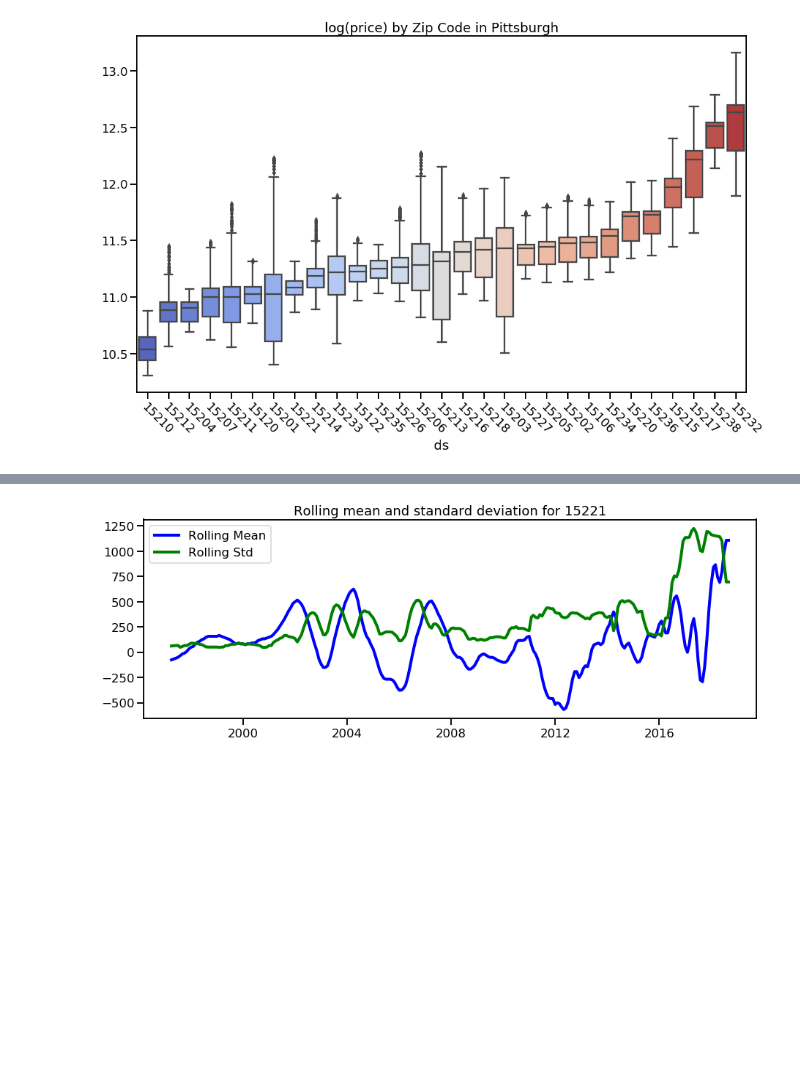
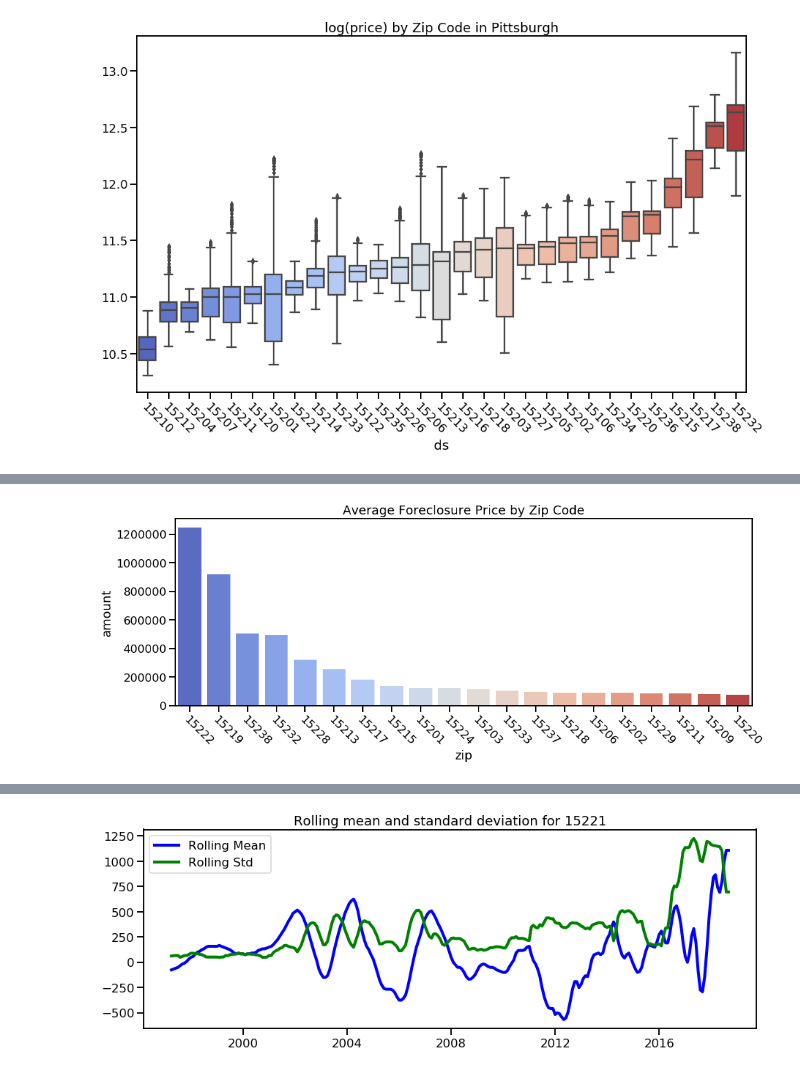
Before and after one commit to oxenfree/Pittsburgh-Real-Estate-Data-Analysis, a Jupyter notebook: main.ipynb, the cells around one changed output, grey strips where cells are left out. Saved outputs shown, nothing was run; the diff lists cells and outputs as text; code cells hidden in the pictures; blank space fills up the shorter version.

```diff
--- a/main.ipynb
+++ b/main.ipynb
@@ -192,0 +226,10 @@ plt.show()
+# %%
+fore_zip = fore_pitts.groupby(['zip'], as_index=False).agg({'amount': 'mean'})
+fore_zip = fore_zip.sort_values(by='amount', ascending=False)
+plt.figure(figsize=(15, 5))
+sns.barplot(x='zip', y='amount',data=fore_zip.head(20), order=fore_zip.head(20)['zip'], palette = 'coolwarm')
+plt.xticks(rotation=-45, ha='left',  rotation_mode='anchor')
+plt.title("Average Foreclosure Price by Zip Code")
+plt.show()
+# %% [output]
+[figure, added]
```
Also changed, not shown: parts of 28 cells of this notebook, 1 other file.
